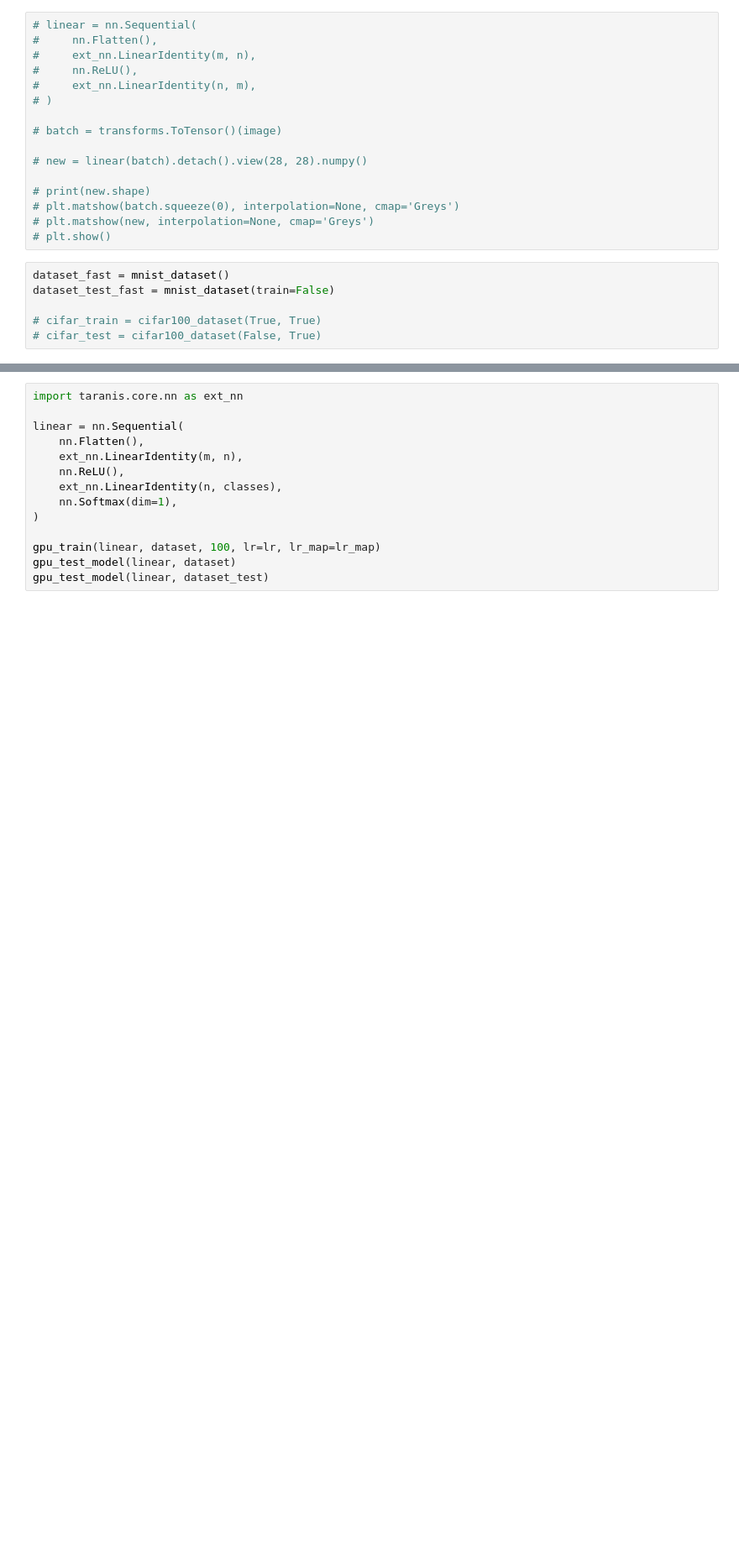
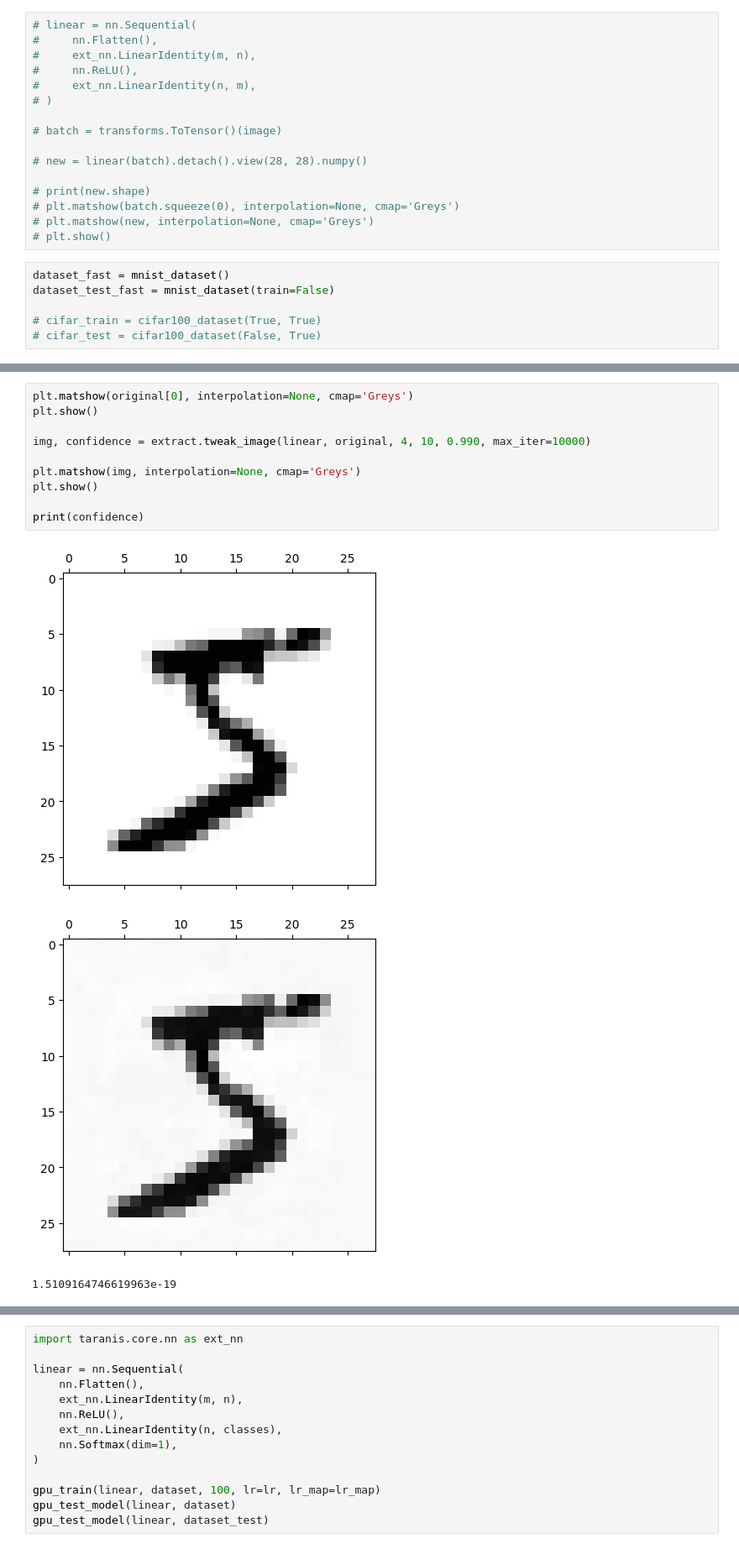
Before and after one commit to kiwi-lang/taranis, a Jupyter notebook: examples/Experiments.ipynb, the cells around one changed output, grey strips where cells are left out. Shown at 84% size. Drawn from its saved outputs; the diff is of its cells as text; blank space fills up the shorter version.

```diff
--- a/examples/Experiments.ipynb
+++ b/examples/Experiments.ipynb
@@ -174,0 +264,14 @@ loss.backward()
+# %%
+plt.matshow(original[0], interpolation=None, cmap='Greys')
+plt.show()
+
+img, confidence = extract.tweak_image(linear, original, 4, 10, 0.990, max_iter=10000)
+
+plt.matshow(img, interpolation=None, cmap='Greys')
+plt.show()
+
+print(confidence)
+# %% [output]
+[figure, added]
+[figure, added]
+1.5109164746619963e-19
```
Also changed, not shown: parts of 18 cells of this notebook, 3 other files.
